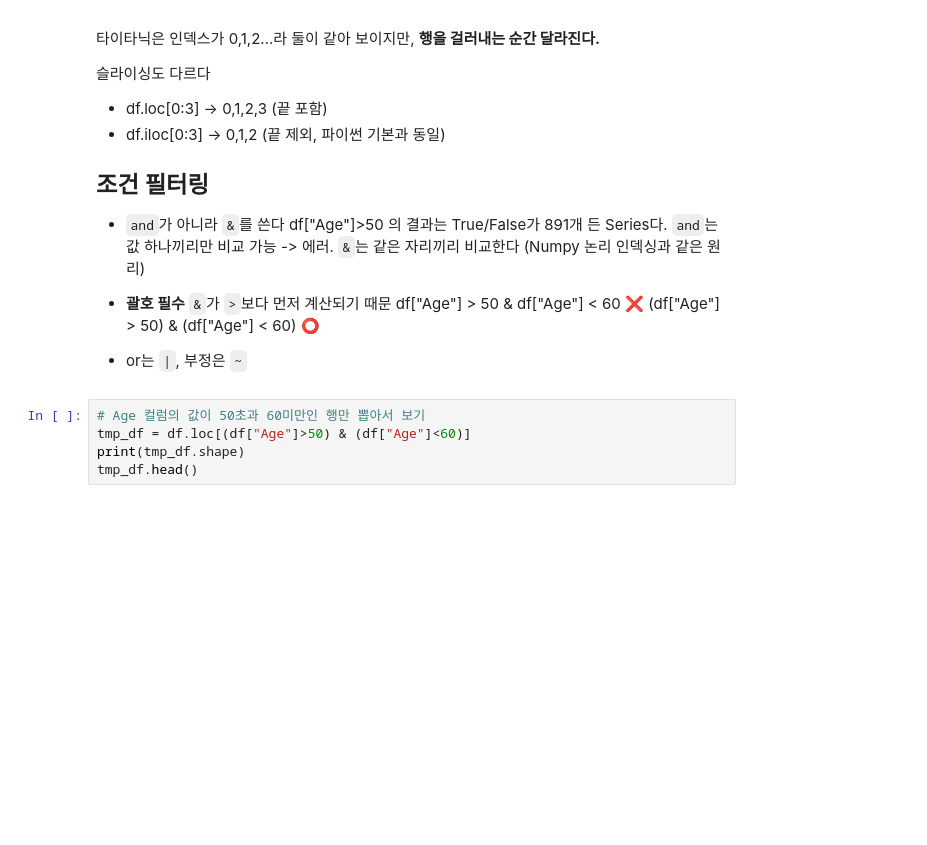
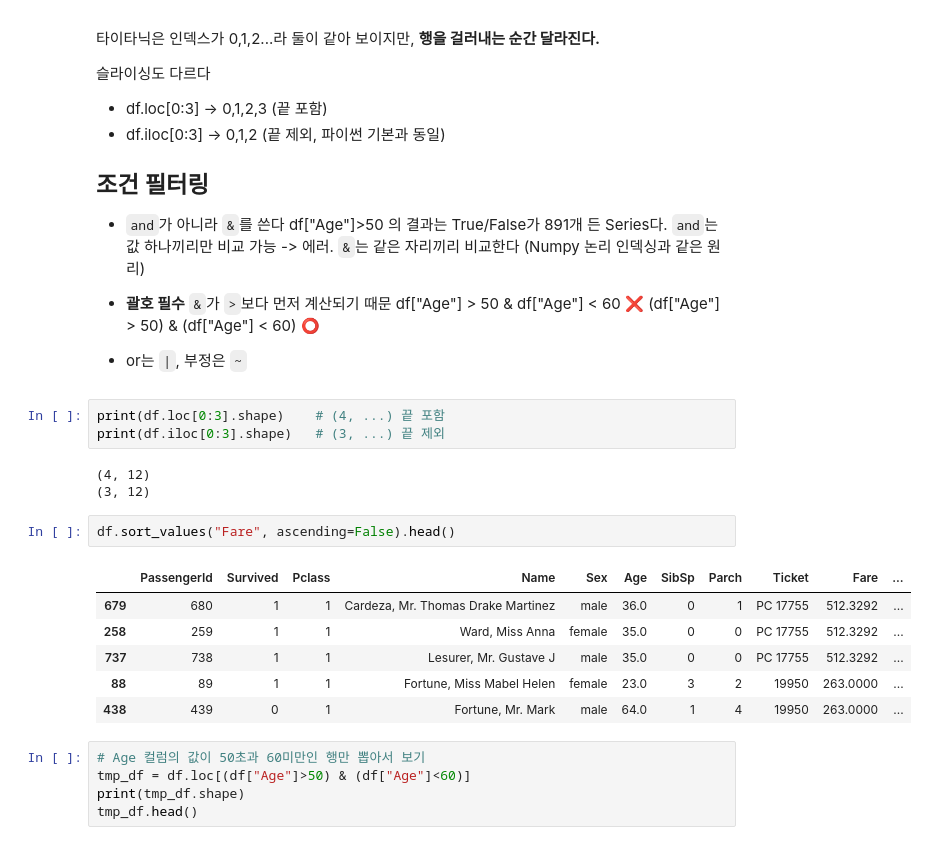
Before and after one commit to semxe123-pixel/skt-fly-ai-2026, a Jupyter notebook: 01_data_analysis/02_pandas.ipynb, the cells around one changed output. Drawn from its saved outputs; the diff is of its cells as text; blank space fills up the shorter version.

```diff
--- a/01_data_analysis/02_pandas.ipynb
+++ b/01_data_analysis/02_pandas.ipynb
@@ -278,6 +278,21 @@ df[["Age", "Name"]]
   (df["Age"] > 50) & (df["Age"] < 60)  ⭕
 
 - or는 `|`, 부정은 `~`
+# %%
+print(df.loc[0:3].shape)    # (4, ...) 끝 포함
+print(df.iloc[0:3].shape)   # (3, ...) 끝 제외
+# %% [output]
+(4, 12)
+(3, 12)
+# %%
+df.sort_values("Fare", ascending=False).head()
+# %% [output]
+|  | PassengerId | Survived | Pclass | Name | Sex | Age | SibSp | Parch | Ticket | Fare | ... |
+| 679 | 680 | 1 | 1 | Cardeza, Mr. Thomas Drake Martinez | male | 36.0 | 0 | 1 | PC 17755 | 512.3292 | ... |
+| 258 | 259 | 1 | 1 | Ward, Miss Anna | female | 35.0 | 0 | 0 | PC 17755 | 512.3292 | ... |
+| 737 | 738 | 1 | 1 | Lesurer, Mr. Gustave J | male | 35.0 | 0 | 0 | PC 17755 | 512.3292 | ... |
+| 88 | 89 | 1 | 1 | Fortune, Miss Mabel Helen | female | 23.0 | 3 | 2 | 19950 | 263.0000 | ... |
+| 438 | 439 | 0 | 1 | Fortune, Mr. Mark | male | 64.0 | 1 | 4 | 19950 | 263.0000 | ... |
 # %%
 # Age 컬럼의 값이 50초과 60미만인 행만 뽑아서 보기
 tmp_df = df.loc[(df["Age"]>50) & (df["Age"]<60)]
```
Also changed, not shown: parts of 2 cells of this notebook.
